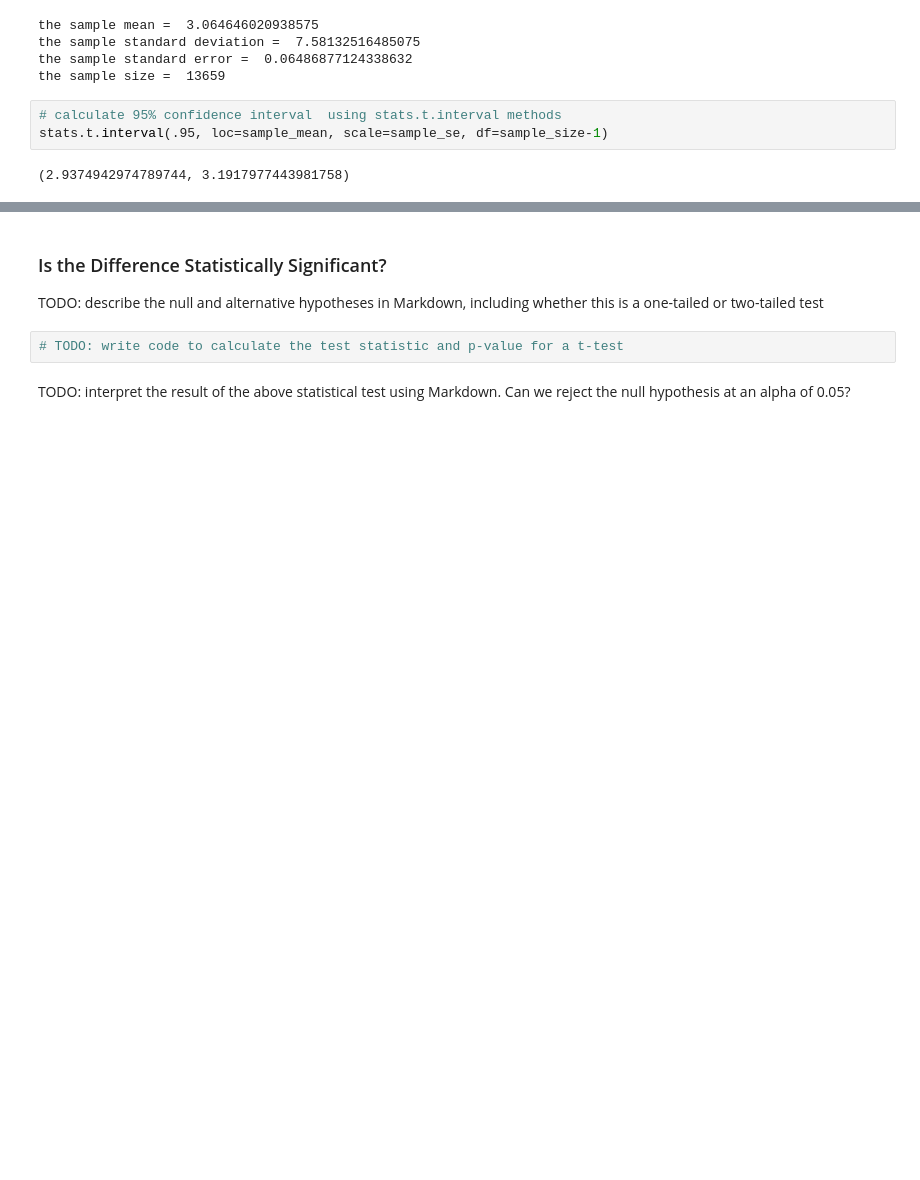
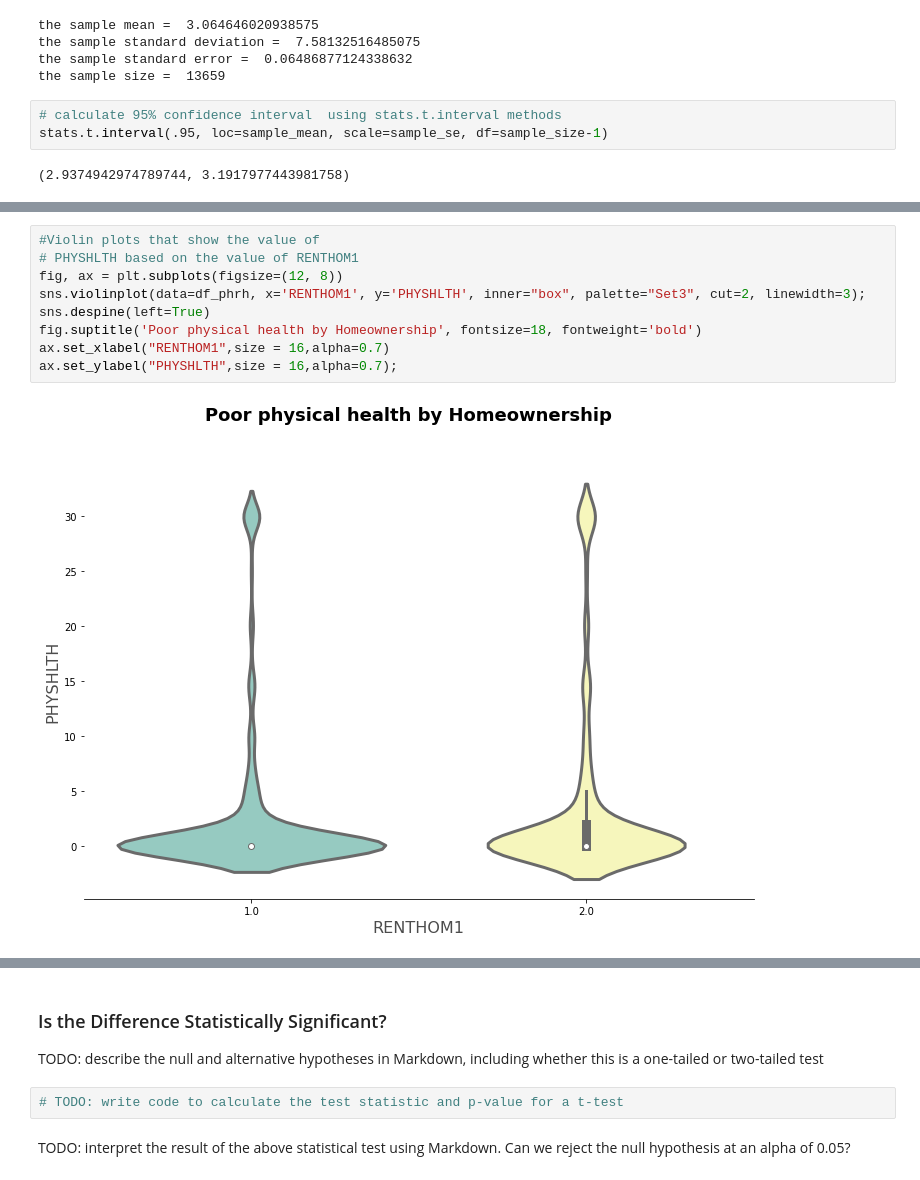
Before and after one commit to olexy/da_ds_ml, a Jupyter notebook: Health_Survey_Data_Analysis.ipynb, the cells around one changed output, grey strips where cells are left out. Cells and saved outputs as stored; diff of their text form; blank space fills up the shorter version.

```diff
--- a/Health_Survey_Data_Analysis.ipynb
+++ b/Health_Survey_Data_Analysis.ipynb
@@ -191,0 +227,11 @@ TODO: write an explanation of the plot(s) above using Markdown
+# %%
+#Violin plots that show the value of
+# PHYSHLTH based on the value of RENTHOM1
+fig, ax = plt.subplots(figsize=(12, 8))
+sns.violinplot(data=df_phrh, x='RENTHOM1', y='PHYSHLTH', inner="box", palette="Set3", cut=2, linewidth=3);
+sns.despine(left=True)
+fig.suptitle('Poor physical health by Homeownership', fontsize=18, fontweight='bold')
+ax.set_xlabel("RENTHOM1",size = 16,alpha=0.7)
+ax.set_ylabel("PHYSHLTH",size = 16,alpha=0.7);
+# %% [output]
+[figure, added]
```
Also changed, not shown: parts of 13 cells of this notebook.
